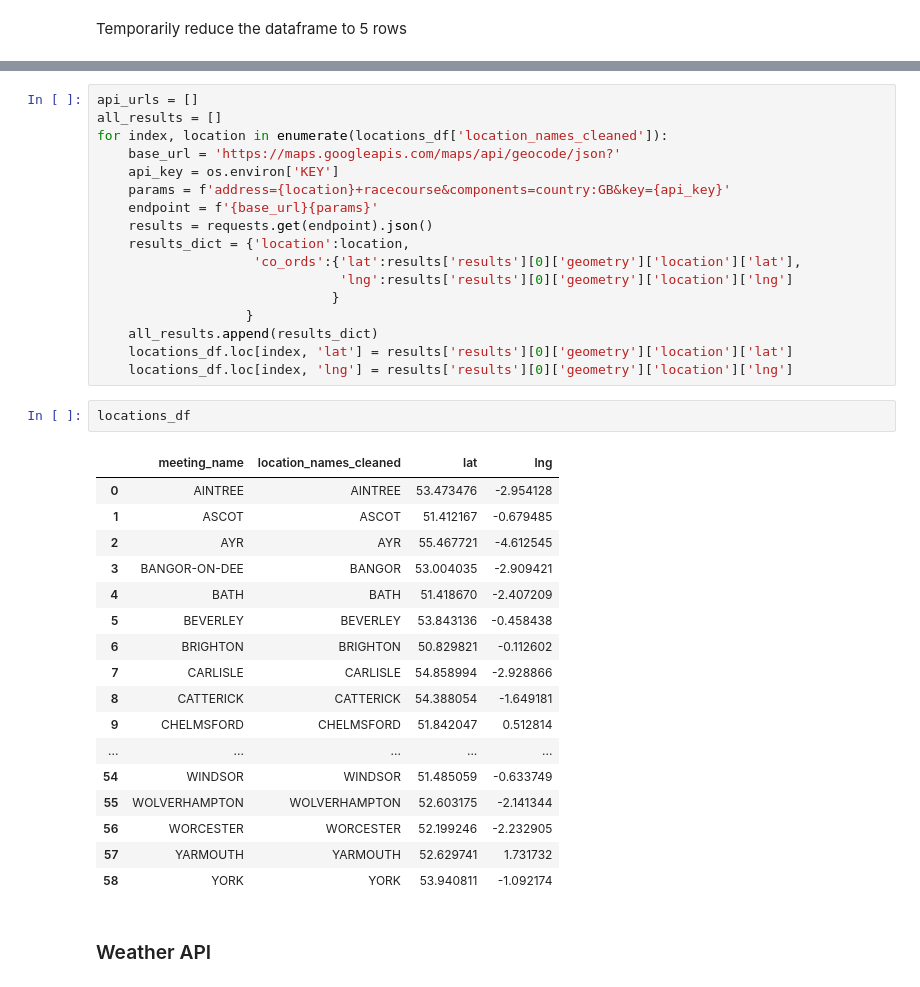
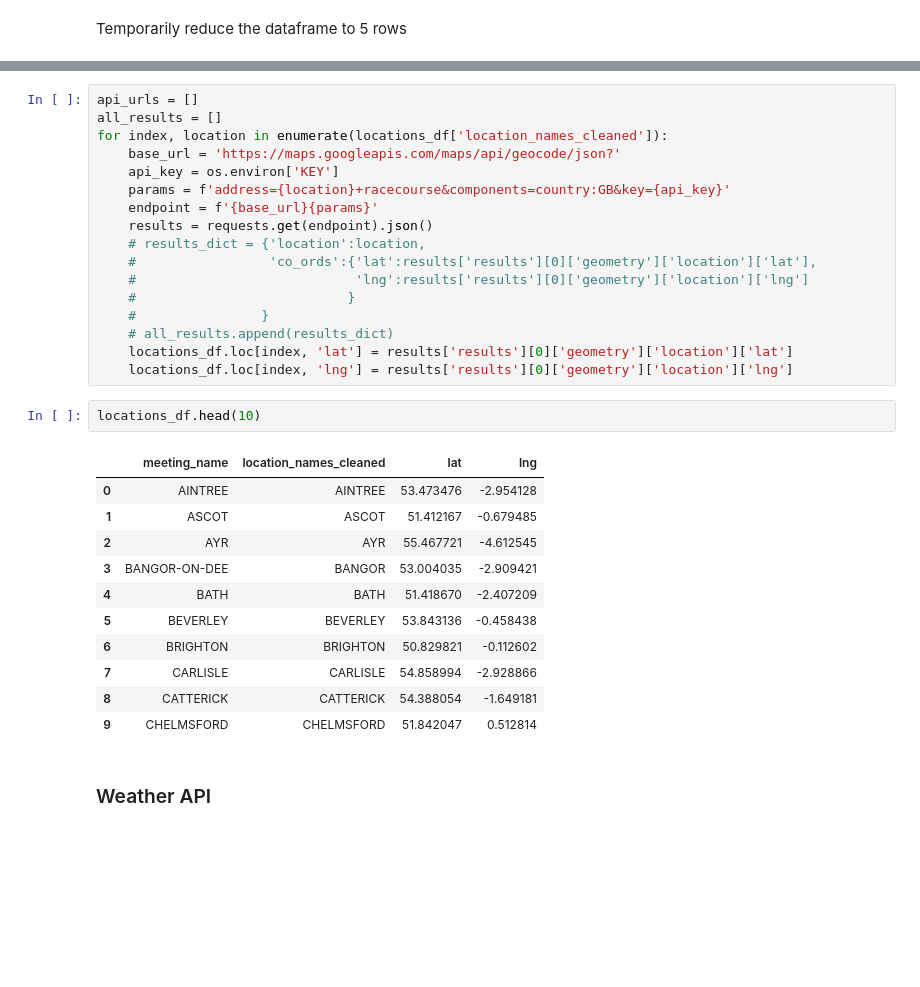
Before and after one commit to Harlequinht/which_horse, a Jupyter notebook: notebook/WeatherAPI.ipynb, the cells around one changed output, grey strips where cells are left out. Saved outputs shown, nothing was run; the diff lists cells and outputs as text; blank space fills up the shorter version.

```diff
--- a/notebook/WeatherAPI.ipynb
+++ b/notebook/WeatherAPI.ipynb
@@ -53,33 +54,27 @@ for index, location in enumerate(locations_df['location_names_cleaned']):
     params = f'address={location}+racecourse&components=country:GB&key={api_key}'
     endpoint = f'{base_url}{params}'
     results = requests.get(endpoint).json()
-    results_dict = {'location':location,
-                    'co_ords':{'lat':results['results'][0]['geometry']['location']['lat'],
-                               'lng':results['results'][0]['geometry']['location']['lng']
-                              }
-                   }
-    all_results.append(results_dict)
+    # results_dict = {'location':location,
+    #                 'co_ords':{'lat':results['results'][0]['geometry']['location']['lat'],
+    #                            'lng':results['results'][0]['geometry']['location']['lng']
+    #                           }
+    #                }
+    # all_results.append(results_dict)
     locations_df.loc[index, 'lat'] = results['results'][0]['geometry']['location']['lat']
     locations_df.loc[index, 'lng'] = results['results'][0]['geometry']['location']['lng']
 # %%
-locations_df
+locations_df.head(10)
 # %% [output]
 |  | meeting_name | location_names_cleaned | lat | lng |
 | 0 | AINTREE | AINTREE | 53.473476 | -2.954128 |
 | 1 | ASCOT | ASCOT | 51.412167 | -0.679485 |
 | 2 | AYR | AYR | 55.467721 | -4.612545 |
 | 3 | BANGOR-ON-DEE | BANGOR | 53.004035 | -2.909421 |
 | 4 | BATH | BATH | 51.418670 | -2.407209 |
 | 5 | BEVERLEY | BEVERLEY | 53.843136 | -0.458438 |
 | 6 | BRIGHTON | BRIGHTON | 50.829821 | -0.112602 |
 | 7 | CARLISLE | CARLISLE | 54.858994 | -2.928866 |
 | 8 | CATTERICK | CATTERICK | 54.388054 | -1.649181 |
 | 9 | CHELMSFORD | CHELMSFORD | 51.842047 | 0.512814 |
-| ... | ... | ... | ... | ... |
-| 54 | WINDSOR | WINDSOR | 51.485059 | -0.633749 |
-| 55 | WOLVERHAMPTON | WOLVERHAMPTON | 52.603175 | -2.141344 |
-| 56 | WORCESTER | WORCESTER | 52.199246 | -2.232905 |
-| 57 | YARMOUTH | YARMOUTH | 52.629741 | 1.731732 |
-| 58 | YORK | YORK | 53.940811 | -1.092174 |
 # %% [markdown]
 ### Weather API ###
```
Also changed, not shown: parts of 28 cells of this notebook, 4 other files.
